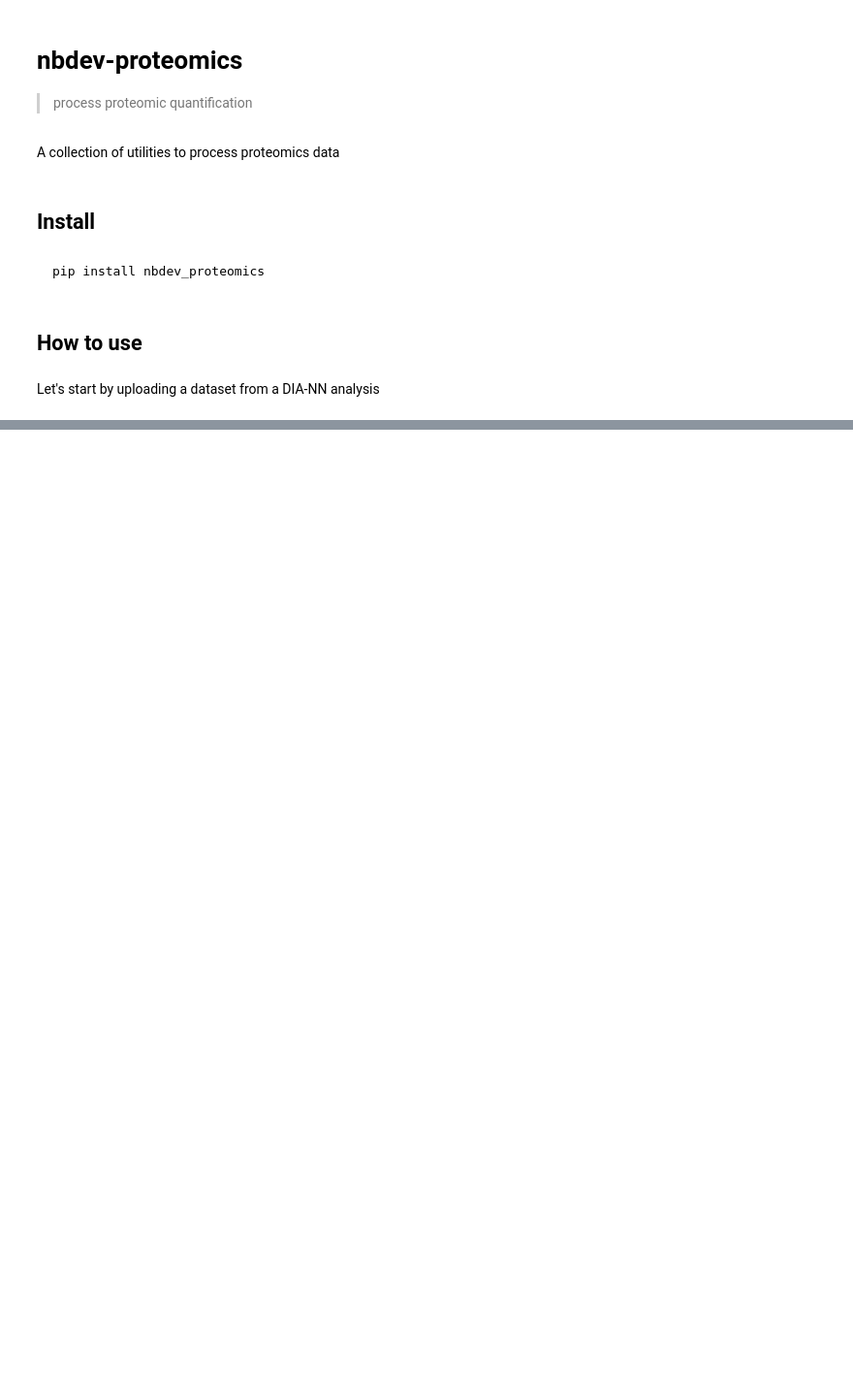
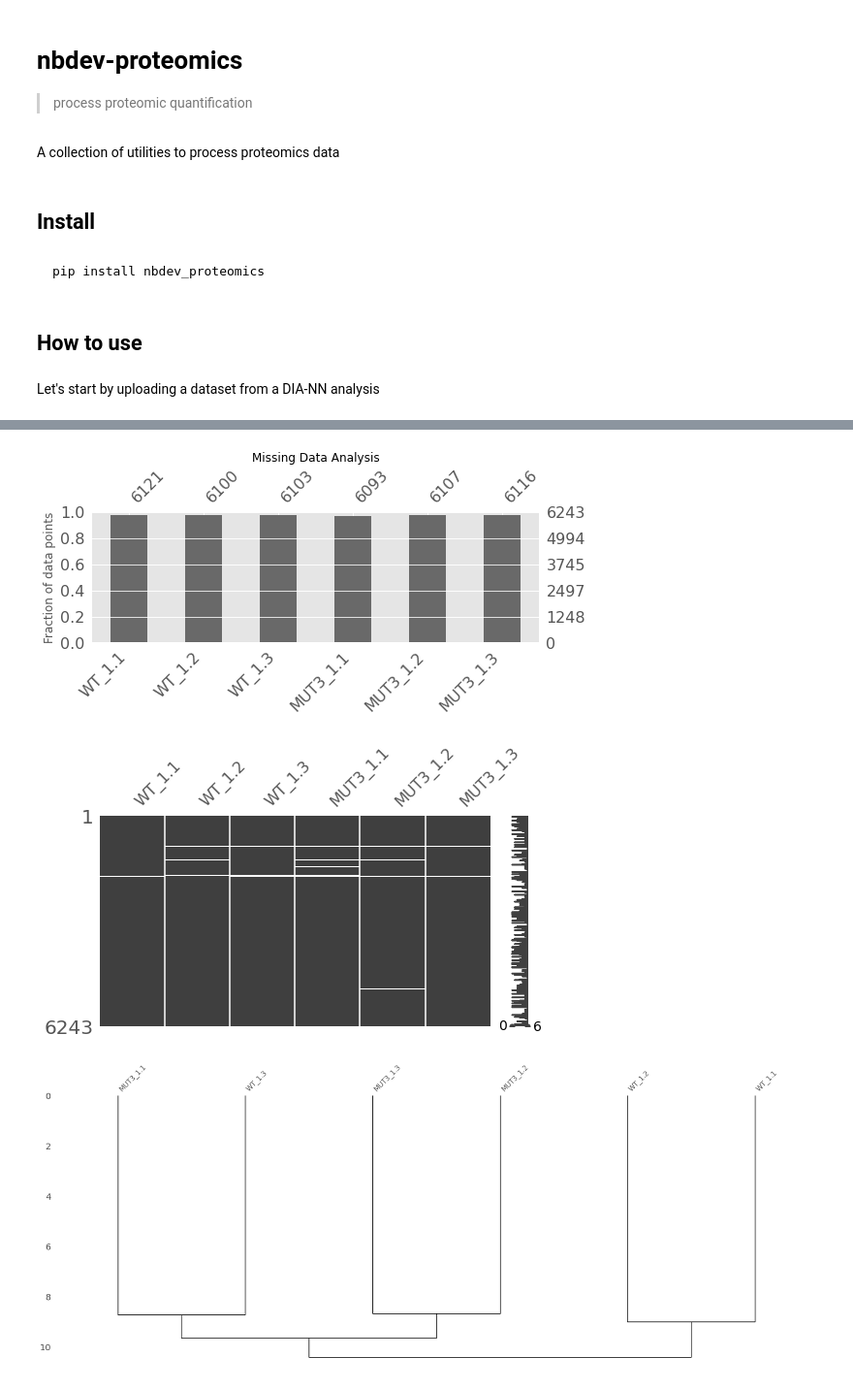
Before and after one commit to mtinti/nbdev-proteomics, a Jupyter notebook: nbs/index.ipynb, the cells around one changed output, grey strips where cells are left out. Shown at 97% size. Cells and saved outputs as stored; diff of their text form; code cells hidden in the pictures; blank space fills up the shorter version.

```diff
--- a/nbs/index.ipynb
+++ b/nbs/index.ipynb
@@ -45,11 +35,13 @@ DatasetAnalysis()
 # %%
-# Initialize the class with the Spectronaut output file
-# and a table to rename the columns
-processor = SpectronautProcessor(
-    "../toy_datasets/spectronaut_output.tsv",
-    "../toy_datasets/spectronaut_column_mapping.tsv")
+# Initialize the class with the DIA-NN output file
+# a table to rename the columns and a peptide counts file
+processor = DIAnnProcessor(
+    "../toy_datasets/DIA-NN_output.txt",
+    "../toy_datasets/DIA-NN_peptides_counts.txt",
+    "../toy_datasets/DIA-NN_column_mapping.csv",
+)
 
 # Process the file and get the filtered protein quantification DataFrame
-#filtered_quantification = processor.process()
-#filtered_quantification.head()
+filtered_quantification = processor.process()
+filtered_quantification.head()
 # %% [output]
@@ -73,0 +58,6 @@ executing.executing.NotOneValueFound: Expected one value, found 0
+# %%
+df = filtered_quantification.iloc[:,:6]
+print(df.shape)
+df = df.dropna(how='all',axis=1)
+print(df.shape)
+df.head()
@@ -73,0 +85,8 @@ executing.executing.NotOneValueFound: Expected one value, found 0
+# %%
+dataset_viz = DatasetViz(df = df, palette = ['r']*3+['b']*3)
+dataset_viz.analyse_missing_values(figsize=(8,4))
+dataset_viz.analyse_values_distribution(figsize=(8,4))
+# %% [output]
+[figure, added]
+[figure, added]
+[figure, added]
```
Also changed, not shown: parts of 24 cells of this notebook, 27 other files.
